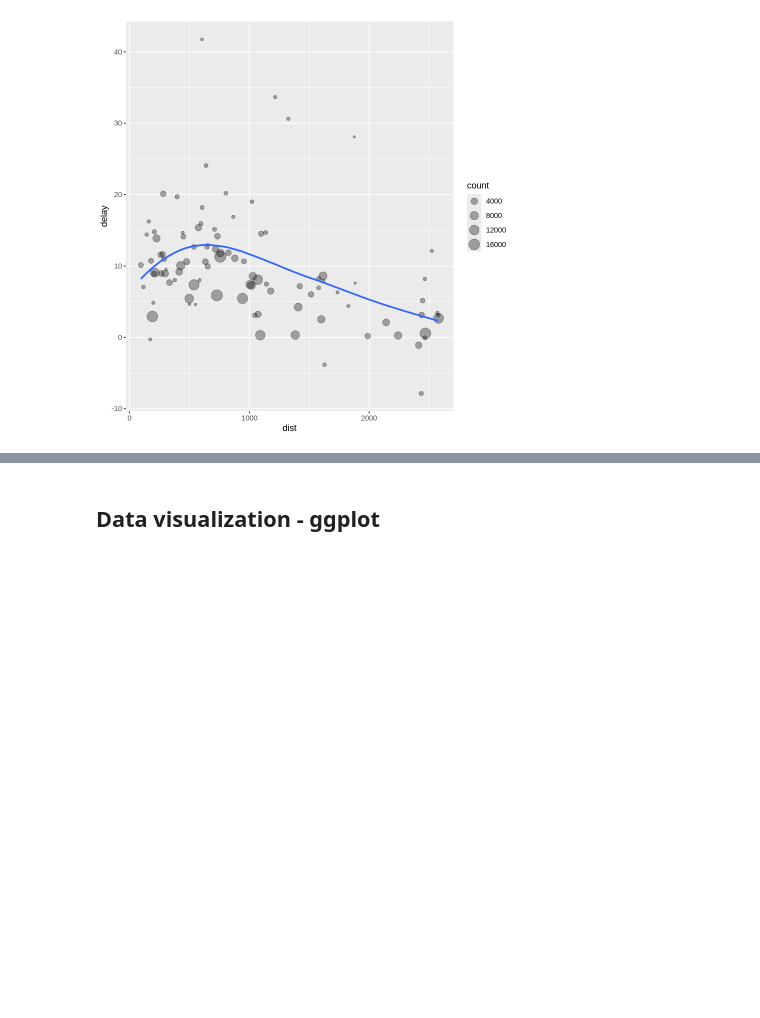
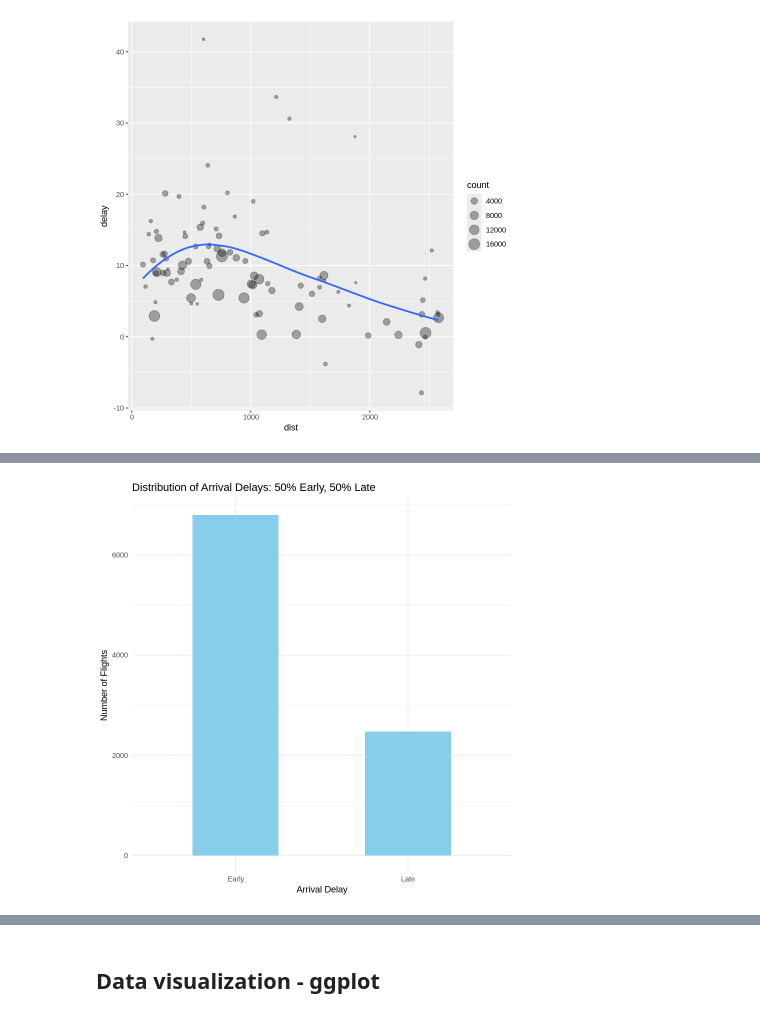
Before and after one commit to yoonsungah/BigDataClass, a Jupyter notebook: 2주차)R_data_science.ipynb, the cells around one changed output, grey strips where cells are left out. Cells and saved outputs as stored; diff of their text form; code cells hidden in the pictures; blank space fills up the shorter version.

```diff
--- a/2주차)R_data_science.ipynb
+++ b/2주차)R_data_science.ipynb
@@ -1058,0 +1053,20 @@ ggplot(mapping = aes(x = dist, y = delay)) +
+# %%
+# 1. 비행기의 50%가 15분 일찍 도착하고 50%가 15분 늦게 도착하는 것을 보여라
+
+#flights %>% group_by(dest) %>%
+#  summarise(arr_time_mean = mean(arr_time, na.rm = TRUE), sched_arr_time_mean = mean(sched_arr_time, na.rm = TRUE)) %>%
+#  mutate(rate_minuate = arr_time_mean - sched_arr_time_mean)
+
+flights_filtered <- flights %>%
+  filter(arr_delay == -15 | arr_delay == 15) %>%
+  mutate(arr_delay = factor(arr_delay, levels = c(-15, 15), labels = c("Early", "Late")))
+
+# 시각화
+ggplot(flights_filtered, aes(x = arr_delay)) +
+  geom_bar(aes(y = ..count..), fill = "skyblue", width = 0.5) +
+  labs(title = "Distribution of Arrival Delays: 50% Early, 50% Late",
+       x = "Arrival Delay",
+       y = "Number of Flights") +
+  theme_minimal()
+# %% [output]
+[figure, added]
```
Also changed, not shown: parts of 102 cells of this notebook.
